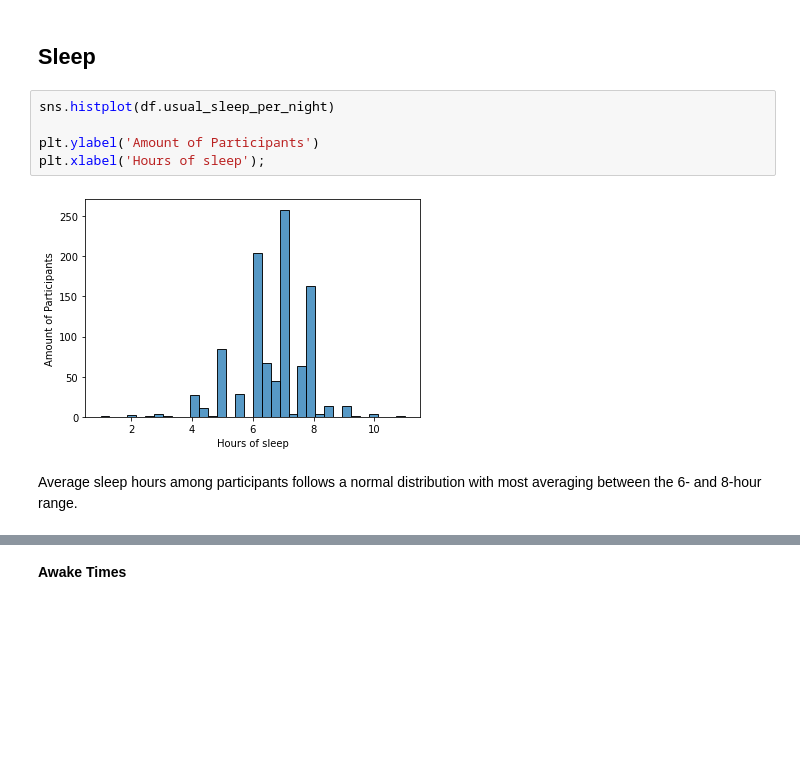
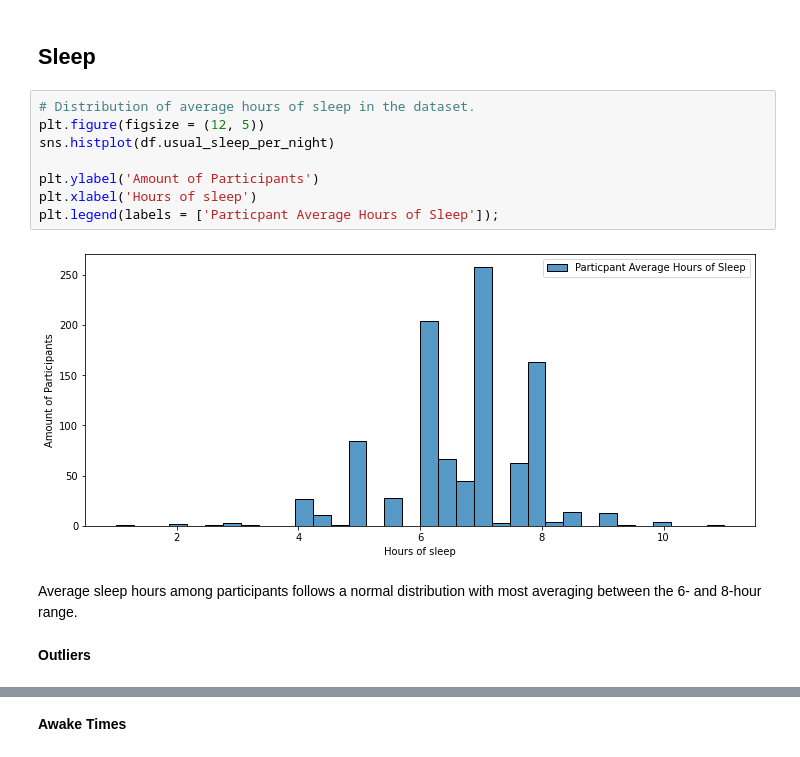
Before and after one commit to meadoh/Sleep-Analysis, a Jupyter notebook: Part 2 - EDA.ipynb, the cells around one changed output, grey strips where cells are left out. Drawn from its saved outputs; the diff is of its cells as text; blank space fills up the shorter version.

```diff
--- a/Part 2 - EDA.ipynb
+++ b/Part 2 - EDA.ipynb
@@ -76,11 +97,16 @@ Index(['usual_sleep_per_night', 'naps_per_month', 'length_of_average_nap',
 # %% [markdown]
 ## Sleep
 # %%
+# Distribution of average hours of sleep in the dataset.
+plt.figure(figsize = (12, 5))
 sns.histplot(df.usual_sleep_per_night)
 
 plt.ylabel('Amount of Participants')
-plt.xlabel('Hours of sleep');
+plt.xlabel('Hours of sleep')
+plt.legend(labels = ['Particpant Average Hours of Sleep']);
 # %% [output]
-[figure, old version]
+[figure, new version]
 # %% [markdown]
 Average sleep hours among participants follows a normal distribution with most averaging between the 6- and 8-hour range.
+# %% [markdown]
+**Outliers**
```
Also changed, not shown: parts of 33 cells of this notebook, 7 other files.
